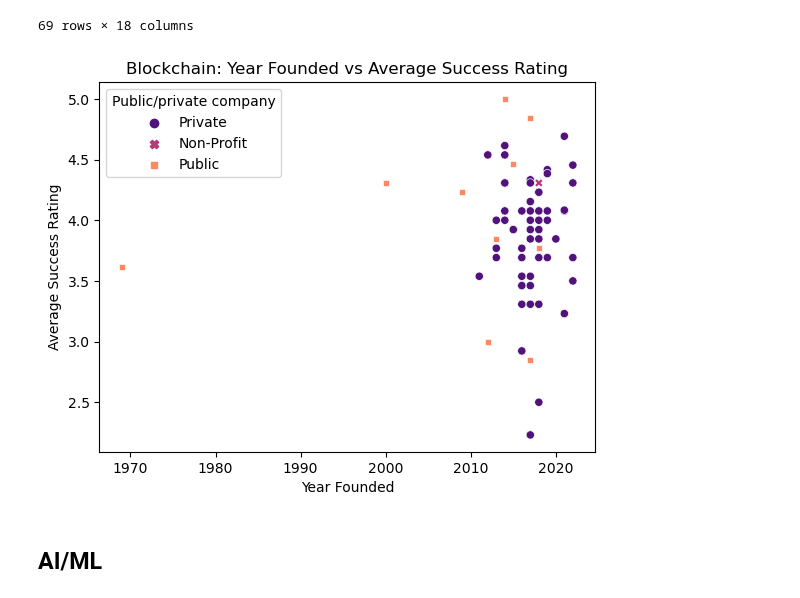
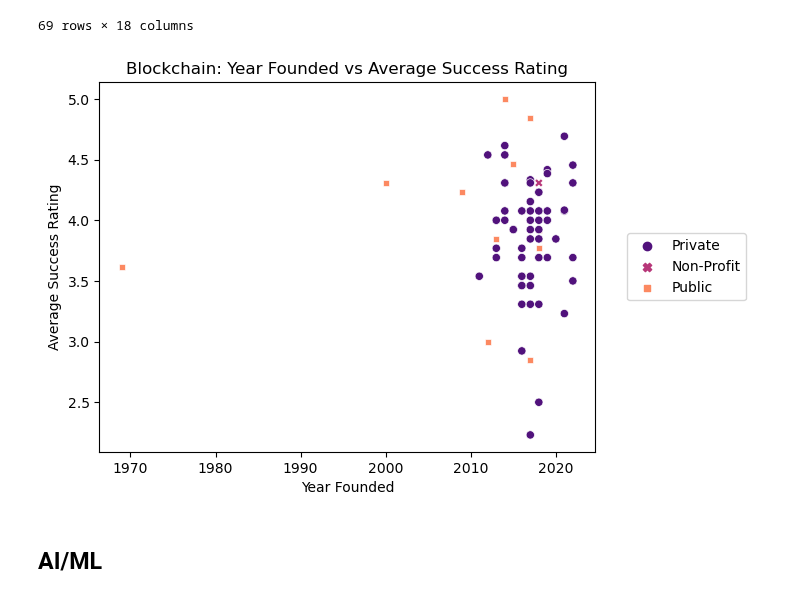
Before and after one commit to abigailmyu/futurist-analysis, a Jupyter notebook: Futurist_Analysis.ipynb, the cells around one changed output. Cells and saved outputs as stored; diff of their text form; code cells hidden in the pictures.

Commit message:
edit legend placement for blockchain

```diff
--- a/Futurist_Analysis.ipynb
+++ b/Futurist_Analysis.ipynb
@@ -70,13 +70,14 @@ blockchain_success_factors
 69 rows × 18 columns
 # %%
 sns.scatterplot(data=blockchain_success_factors, x='Founded in', y='Average Success Rating',
-                hue='Public/private company', style='Public/private company', palette='magma')
+                hue='Public/private company', style='Public/private company',
+                palette='magma').legend(loc='center left', bbox_to_anchor=(1.05, 0.5), ncol=1)
 plt.title('Blockchain: Year Founded vs Average Success Rating')
 plt.xlabel('Year Founded')
 plt.ylabel('Average Success Rating')
 plt.show()
 # %% [output]
-[figure, old version]
+[figure, new version]
 # %% [markdown]
 ## AI/ML
 # %%
```
Also changed, not shown: 1 other file.
